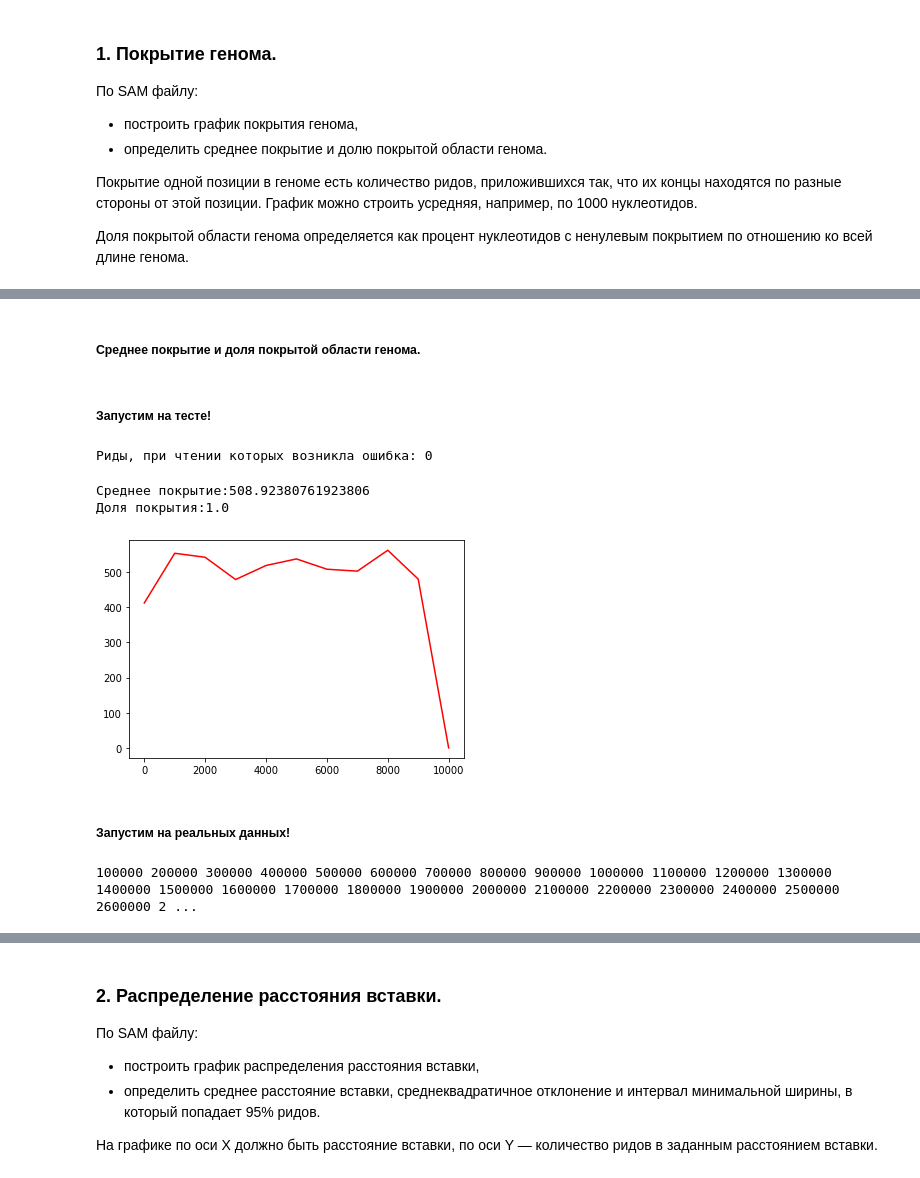
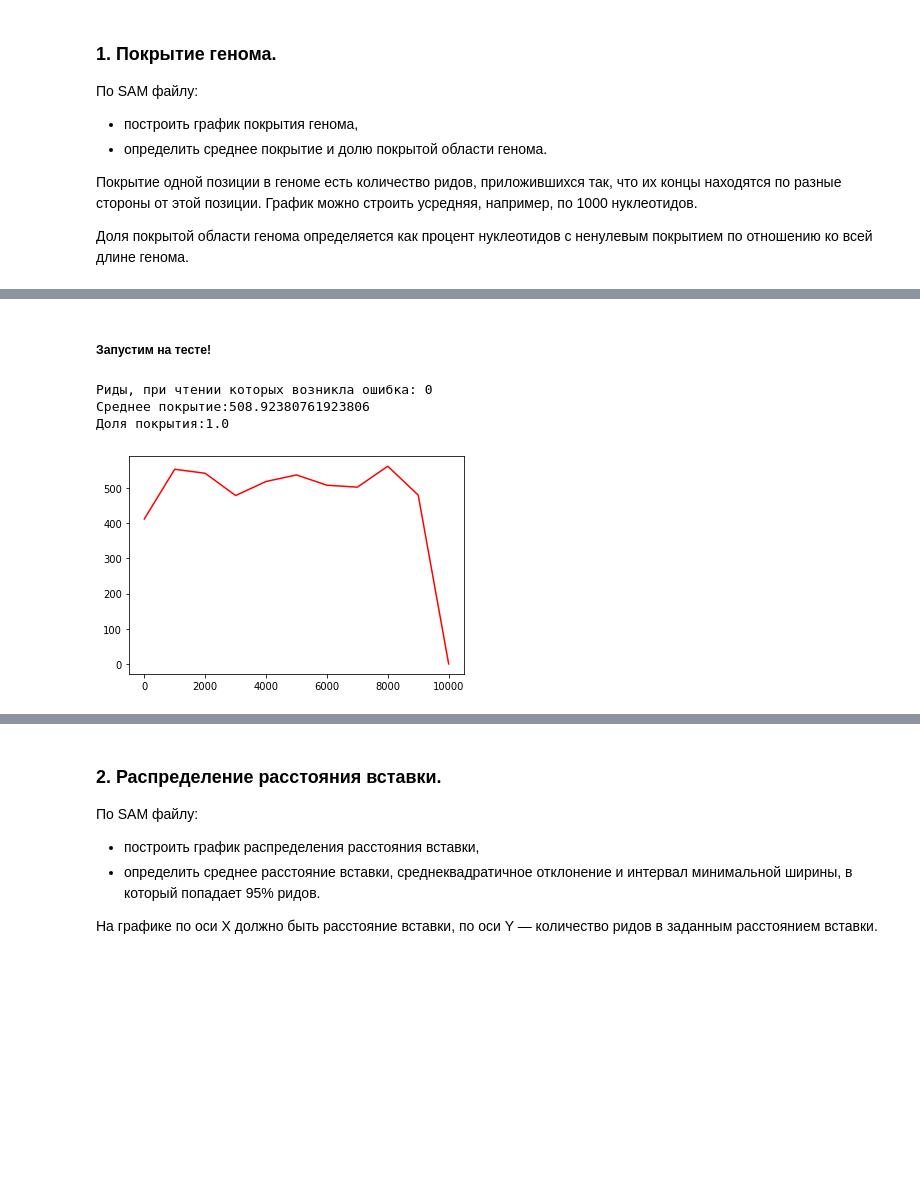
Before and after one commit to TohaRhymes/ngs_ib_spring2020, a Jupyter notebook: project_2_short_read_alignment/report.ipynb, the cells around one changed output, grey strips where cells are left out. Drawn from its saved outputs; the diff is of its cells as text; code cells hidden in the pictures; blank space fills up the shorter version.

```diff
--- a/project_2_short_read_alignment/report.ipynb
+++ b/project_2_short_read_alignment/report.ipynb
@@ -119,22 +149,2 @@ def read_len(sam):
-# %%
-def draw_coverage(cov):
-    length = len(cov)//1000 + 1
-    new_cov = np.array([])
-    positions = np.array([])
-    for i in range(length):
-        positions = np.append(positions, i*1000)
-        if i!=length-1:
-            new_cov = np.append(new_cov, np.average(cov[i*1000:(i+1)*1000]))
-        else:
-            new_cov = np.append(new_cov, np.average(cov[i*1000:len(cov)]))
-    plt.plot(positions, new_cov, linestyle="-", color = 'red')
-# %% [markdown]
-##### Среднее покрытие и доля покрытой области генома.
-# %%
-def cov_stat(cov):
-    avg = np.average(cov)
-    zero_amount = np.count_nonzero(a == 0)
-    part_of_cov = 1 - zero_amount/len(cov)
-    return avg, part_of_cov
 # %% [markdown]
 ##### Запустим на тесте!
@@ -148,20 +151,20 @@ length_test = bamfile_test.lengths[0]
 # %%
+# Прочитаем файл,
+
+bam_test = 'data/test/alignment.bam'
+
 # Посчитаем покрытие и статистики
-coverage_test = np.array(count_cov(bamfile_test, length_test))
+coverage_test = np.array(count_cov(bam_test))
 average_cov_test, part_of_cov_test = cov_stat(coverage_test)
+
+# Выведем
+print('Среднее покрытие:'+str(average_cov_test))
+print('Доля покрытия:'+str(part_of_cov_test))
+
+#Нарисуем график покрытия
+draw_coverage(coverage_test)
 # %% [output]
 Риды, при чтении которых возникла ошибка: 0
+Среднее покрытие:508.92380761923806
+Доля покрытия:1.0
+[figure, added]
-# %%
-# Выведем
-print('Среднее покрытие:'+str(average_cov_test))
-print('Доля покрытия:'+str(part_of_cov_test))
-# %% [output]
-Среднее покрытие:508.92380761923806
-Доля покрытия:1.0
-# %%
-#Нарисуем график покрытия
-draw_coverage(coverage_test)
-# %% [output]
-[figure, removed]
-# %% [markdown]
-##### Запустим на реальных данных!
@@ -174,6 +170,0 @@ length = bamfile.lengths[0]
-# %%
-# Посчитаем покрытие и статистики
-coverage = np.array(count_cov(bamfile, length))
-average_cov, part_of_cov = cov_stat(coverage)
-# %% [output]
-100000 200000 300000 400000 500000 600000 700000 800000 900000 1000000 1100000 1200000 1300000 1400000 1500000 1600000 1700000 1800000 1900000 2000000 2100000 2200000 2300000 2400000 2500000 2600000 2 ...
```
Also changed, not shown: parts of 43 cells of this notebook, 4 other files.
